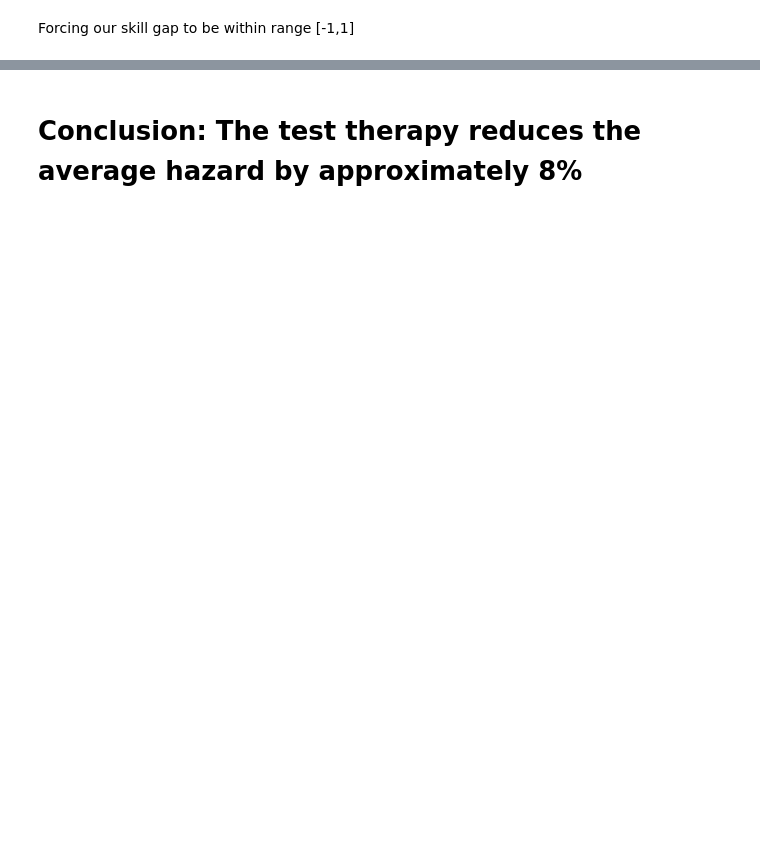
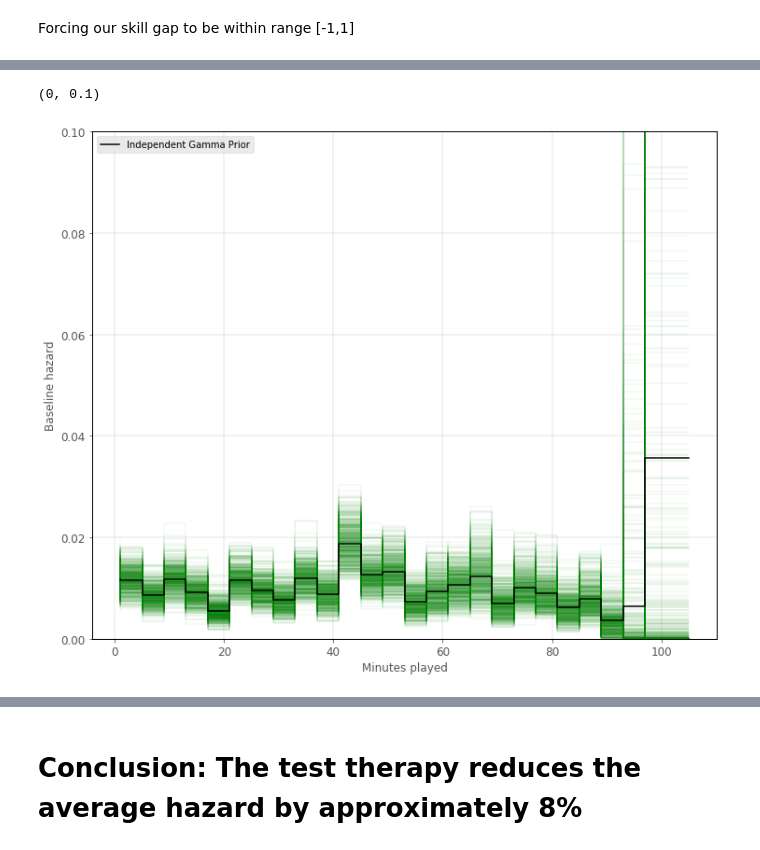
Before and after one commit to wambergo/MBML, a Jupyter notebook: MBML_nyeste.ipynb, the cells around one changed output, grey strips where cells are left out. Saved outputs shown, nothing was run; the diff lists cells and outputs as text; code cells hidden in the pictures; blank space fills up the shorter version.

```diff
--- a/MBML_nyeste.ipynb
+++ b/MBML_nyeste.ipynb
@@ -596,0 +677,18 @@ fit = sm.sampling(data=death_dat3, algorithm="HMC", seed=10, iter=500, chains=4,
+# %%
+# Identify match ID for all pseudo poisson observation.
+# This is neccesary for 'leave-one-match-out' cross validation in generated quantities in STAN model.
+match_index = df.index-df.index[0]
+match2_index = df2.index-df.index[0]
+
+match_id = []
+for i in range(len(df)):
+    match_id = np.concatenate((match_id, np.repeat(i,n_intervals)), axis=0)
+match_id = match_id[expo_array > 0]
+
+match_id2 = []
+for i in range(len(df2)):
+    match_id2 = np.concatenate((match_id2, np.repeat(match2_index[i],n_intervals)), axis=0)
+
+match_id2 = match_id2[expo_array2 > 0]
+match_id = np.concatenate((match_id, match_id2), axis=0)
+match_id = match_id.astype(int)
@@ -596,0 +768,28 @@ fit = sm.sampling(data=death_dat3, algorithm="HMC", seed=10, iter=500, chains=4,
+# %%
+caches = dict()
+for n in range(0, 2):
+    file = np.load('cache2/model_{n}.npz'.format(n=n))
+    caches[n] = dict(file.items())
+    file.close()
+# %%
+plt.figure(figsize=(12,10))
+
+for i in range(600):
+    plt.step(interval_bounds, np.concatenate((caches[0]['lambda0'][i],
+                                              caches[0]['lambda0'][i][-1]),axis=None),c='green' , linewidth=0.08)
+plt.step(interval_bounds, np.concatenate((caches[0]['lambda0'].mean(axis=0),
+                                          caches[0]['lambda0'].mean(axis=0)[-1]),axis=None),c='black', label='Independent Gamma Prior')
+
+plt.legend()
+ax = plt.gca()
+ax.set_facecolor('white')
+ax.grid(color='black', linestyle='-', linewidth=0.1)
+plt.rcParams["axes.edgecolor"] = "black"
+plt.rcParams["axes.linewidth"] = 1
+plt.xlabel("Minutes played", fontsize=12)
+plt.ylabel("Baseline hazard", fontsize=12)
+ax.tick_params(axis='both', which='major', labelsize=12)
+plt.ylim([0, 0.10])
+# %% [output]
+(0, 0.1)
+[figure, added]
```
Also changed, not shown: parts of 174 cells of this notebook, 1 other file.
